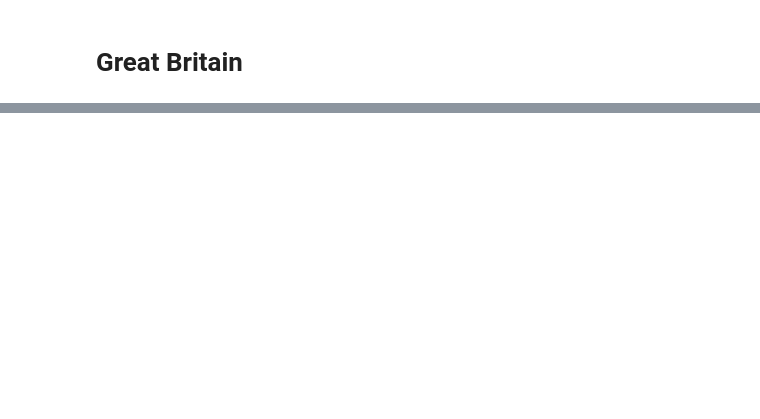
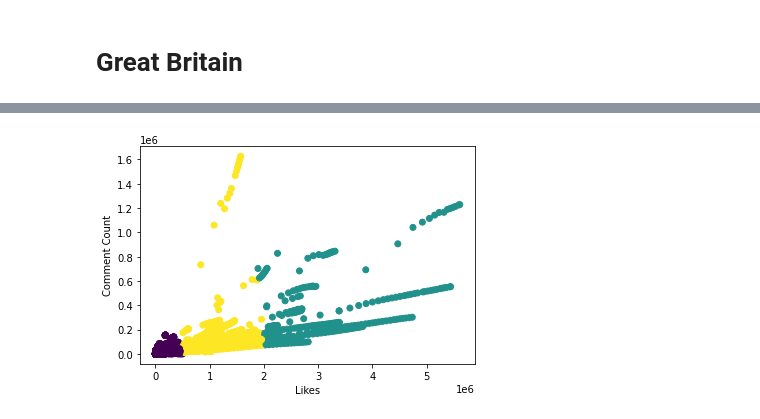
Before and after one commit to run-cmw/trending-yt-vids-api, a Jupyter notebook: project/YouTube_Analysis_Jacob.ipynb, the cells around one changed output, grey strips where cells are left out. Saved outputs shown, nothing was run; the diff lists cells and outputs as text; code cells hidden in the pictures; blank space fills up the shorter version.

```diff
--- a/project/YouTube_Analysis_Jacob.ipynb
+++ b/project/YouTube_Analysis_Jacob.ipynb
@@ -647,0 +844,6 @@ df_sentiment_uk_tags.loc[df_sentiment_uk_tags['compound'] < -0.4, 'Sentiment'] =
+# %%
+plt.xlabel('Likes')
+plt.ylabel('Comment Count')
+scatter = plt.scatter(df_uk['likes'], df_uk['comment_count'], c = model.labels_)
+# %% [output]
+[figure, added]
```
Also changed, not shown: parts of 73 cells of this notebook.
